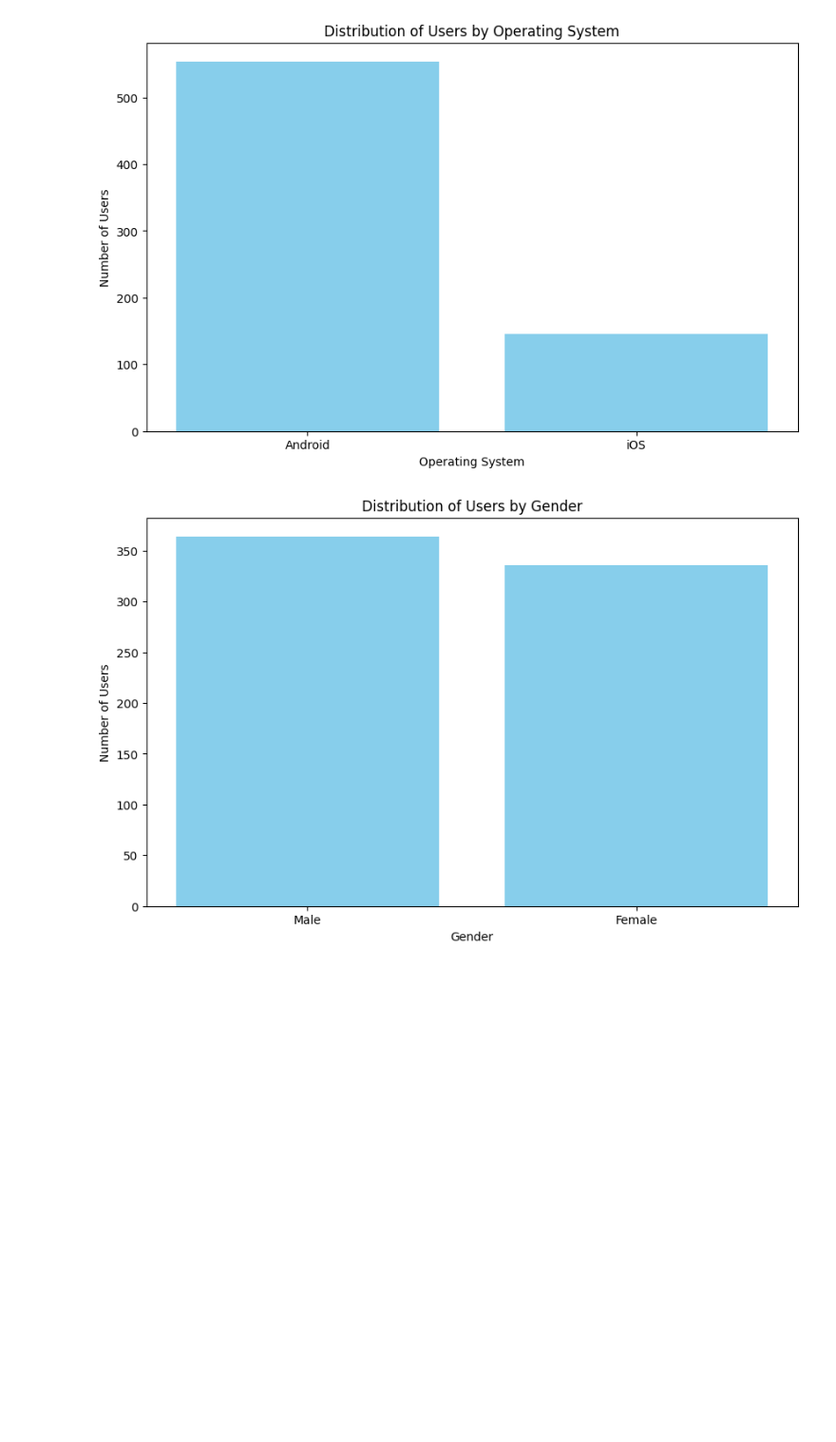
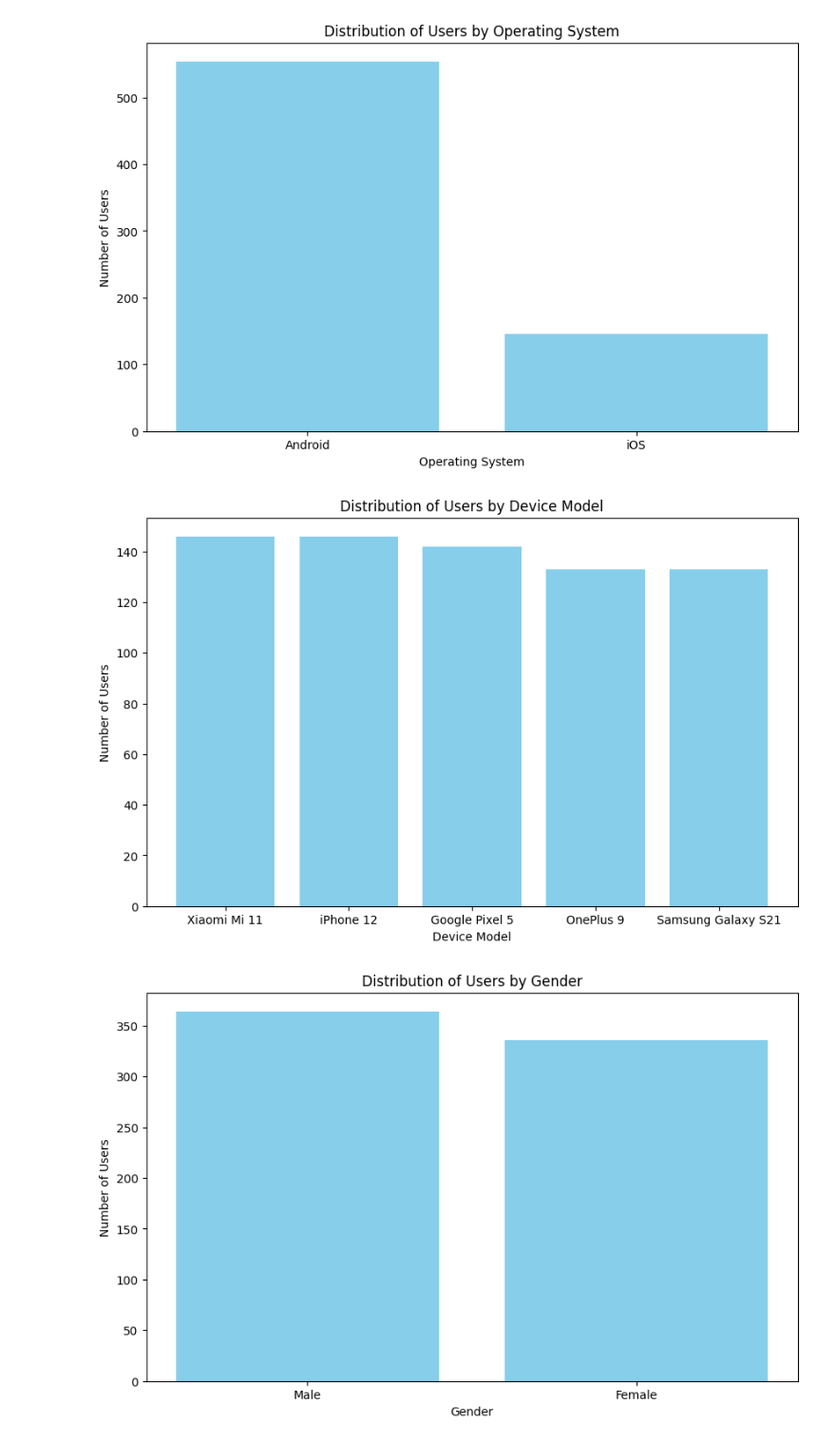
Before and after one commit to annieco29/mobile_user_activity, a Jupyter notebook: notebooks/exploratory_data_analysis.ipynb, the cells around one changed output. Shown at 95% size. Saved outputs shown, nothing was run; the diff lists cells and outputs as text; code cells hidden in the pictures; blank space fills up the shorter version.

Commit message:
add documentation and more exploratory data analysis plots

```diff
--- a/notebooks/exploratory_data_analysis.ipynb
+++ b/notebooks/exploratory_data_analysis.ipynb
@@ -373,6 +395,29 @@ plt.title('Distribution of Users by Operating System')
 plt.show()
 # %% [output]
 [figure]
+# %%
+### I added this plot from my own curiosity
+
+# Get device model
+dm_distribution = df['Device Model'].value_counts().to_dict()
+
+# Extract device models and their respective counts
+device_models = list(dm_distribution.keys())
+user_counts = list(dm_distribution.values())
+
+# Create a bar chart
+plt.figure(figsize=(10, 6))
+plt.bar(device_models, user_counts, color='skyblue')
+
+# Add labels and title
+plt.xlabel('Device Model')
+plt.ylabel('Number of Users')
+plt.title('Distribution of Users by Device Model')
+
+# Display the chart
+plt.show()
+# %% [output]
+[figure, added]
 # %%
 # Get gender data
 gender_distribution = df['Gender'].value_counts().to_dict()
```
Also changed, not shown: parts of 15 cells of this notebook.
